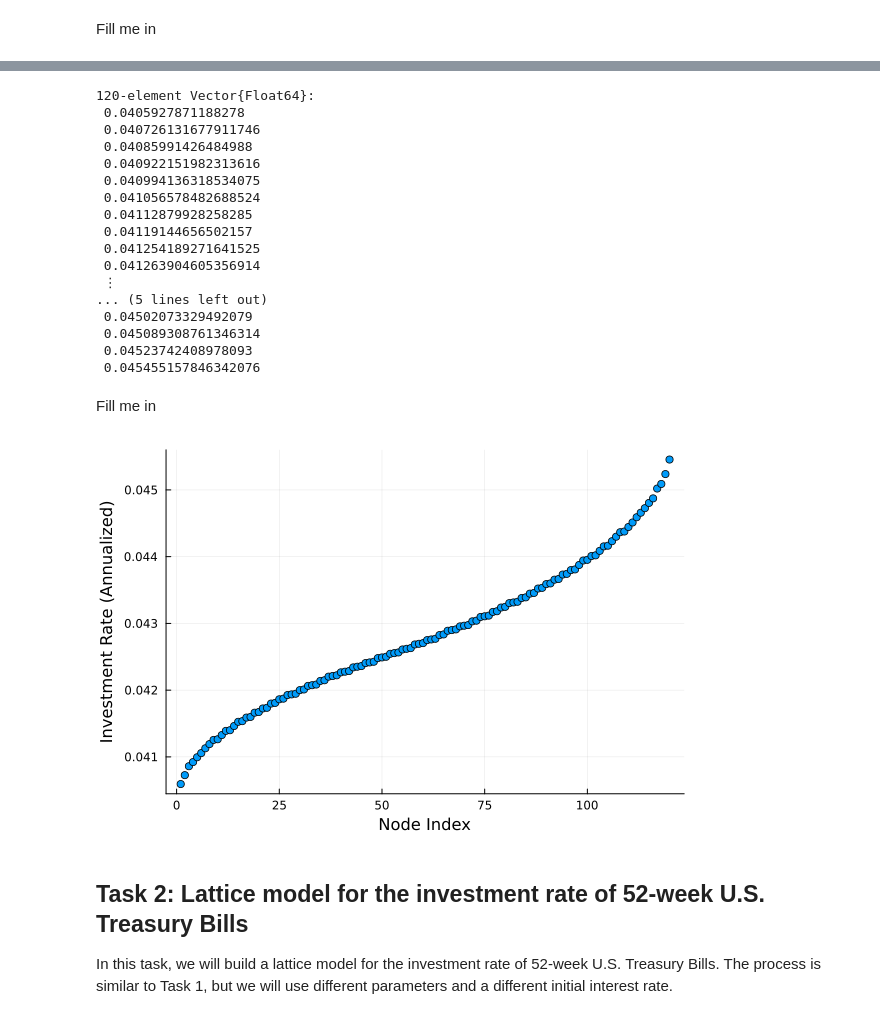
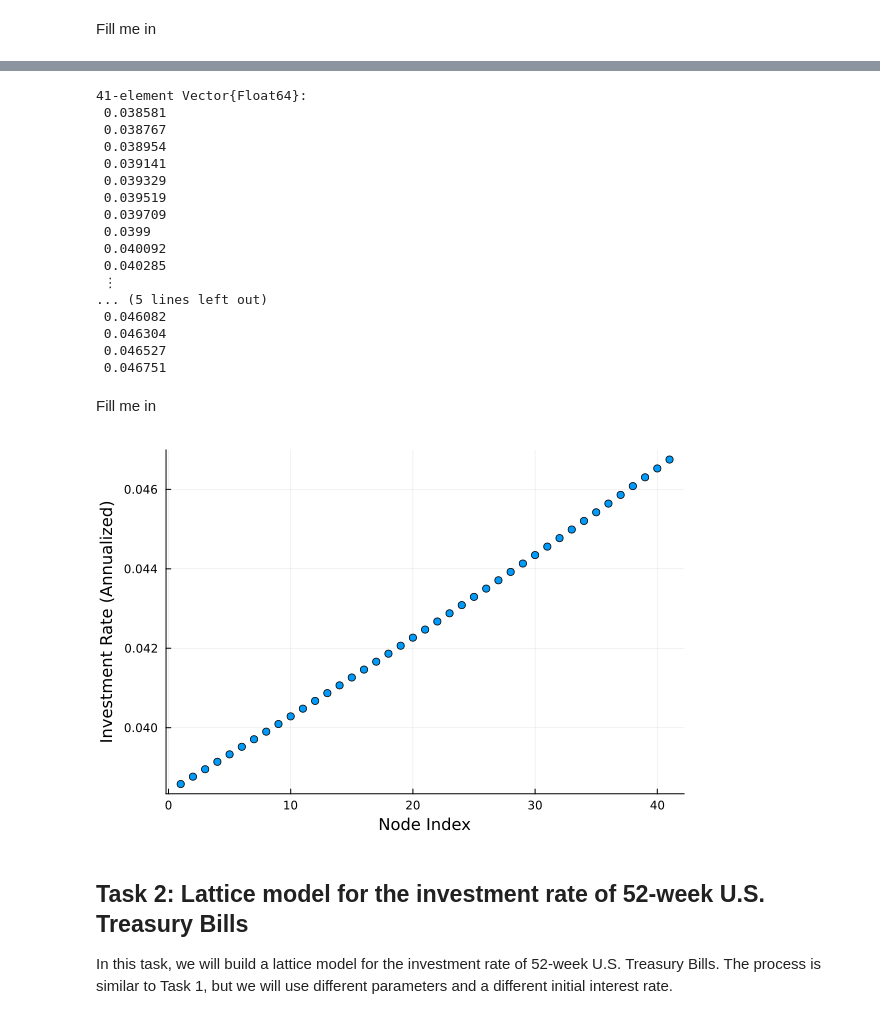
Before and after one commit to sabrina803/PS1-CHEME-5660-CIR-TEMPLATE-Fall-2025, a Jupyter notebook: PS1-CHEME-5660-Solution-IRR-Fall-2025.ipynb, the cells around one changed output, grey strips where cells are left out. Saved outputs shown, nothing was run; the diff lists cells and outputs as text; code cells hidden in the pictures.

```diff
--- a/PS1-CHEME-5660-Solution-IRR-Fall-2025.ipynb
+++ b/PS1-CHEME-5660-Solution-IRR-Fall-2025.ipynb
@@ -22,7 +22,7 @@ For additional information on functions and types used in this material, see the
 Let's define some constants that we will use throughout the problem set. See the comment next to each constant for a description of its purpose, permissible values, units, etc.
 # %%
 Δt = (1/252); # units: years, time step for the lattice model, daily steps (trading days basis)
-number_of_steps = 15; # project value out to this many time steps
+number_of_steps = 21; # project value out to this many time steps
 n = 3; # number of branches at each node
 # %% [markdown]
 ___
@@ -30,16 +30,15 @@ ___
 ## Task 1: Lattice model for the investment rate of 4-week U.S. Treasury Bills
 Fill me in
 # %%
-interest_rate_tree_4_week = let
+interest_rate_tree_4_week, parameters_4_week = let
 
     # initialize -
     μ₊ = 1.21; # up factor drift
-    μ₋ = -(1/μ₊); # down factor drift
     μₒ = 0.0; # neutral factor drift
 
     # compute the delta values for the interest rate tree -
     Δ = [
-        exp(μ₊*Δt) , exp(μₒ*Δt), exp(μ₋*Δt) # this is the amount by which the interest rate changes at each step (daily)
+        exp(μ₊*Δt) , exp(μₒ*Δt), exp(-μ₊*Δt) # this is the amount by which the interest rate changes at each step (daily)
     ];
     r̄ = 0.04247; # initial interest rate (Issue date: 09/09/2025, Maturity: 10/07/2025, 4-week U.S. Treasury Bill)
     h = number_of_steps - 1; # number of time steps to project out
@@ -49,8 +48,17 @@ interest_rate_tree_4_week = let
         n = n, h = h,
     )) |> tree -> populate!(tree, r̄, Δ);
 
+    # let's package up the parameters for later use -
+    parameters = (
+        μ₊ = μ₊,
+        μ₋ = -μ₊,
+        μₒ = μₒ,
+        Δ = Δ,
+        r̄ = r̄,
+    );
 
-    interest_rate_tree # return
+
+    interest_rate_tree, parameters
 end;
 # %% [markdown]
 Fill me in
@@ -104,52 +192,60 @@ future_interest_rates_array_4_week = let
 
     # initialize -
     lattice = interest_rate_tree_4_week;
-    level_index_to_inspect = 14; # which level of the tree to inspect
-    nodes_at_level = interest_rate_tree_4_week.levels[level_index_to_inspect];
+    level_to_inspect = (number_of_steps - 1); # level to inspect in the lattice, this is the last level
+    nodes_at_level = interest_rate_tree_4_week.levels[level_to_inspect];
     possible_interest_rates = Array{Float64}(undef, length(nodes_at_level));
 
     # let's fill the array with the interest rates at this level -
     for i ∈ eachindex(nodes_at_level)
         value = lattice.data[nodes_at_level[i]];
-        possible_interest_rates[i] = value.quantity; # extract the interest rate quantity from the node data
+        possible_interest_rates[i] = value.quantity |> x-> round(x, digits = 6); # extract the interest rate quantity from the node data
     end
 
-    possible_interest_rates |> sort
+    possible_interest_rates |> sort |> unique;
 end
 # %% [output]
-120-element Vector{Float64}:
- 0.0405927871188278
- 0.040726131677911746
- 0.04085991426484988
- 0.040922151982313616
- 0.040994136318534075
- 0.041056578482688524
- 0.04112879928258285
- 0.04119144656502157
- 0.041254189271641525
- 0.041263904605356914
+41-element Vector{Float64}:
+ 0.038581
+ 0.038767
+ 0.038954
+ 0.039141
+ 0.039329
+ 0.039519
+ 0.039709
+ 0.0399
+ 0.040092
+ 0.040285
  ⋮
 ... (5 lines left out)
- 0.04502073329492079
- 0.045089308761346314
- 0.04523742408978093
- 0.045455157846342076
+ 0.046082
+ 0.046304
+ 0.046527
+ 0.046751
 # %% [markdown]
 Fill me in
 # %%
 let
+
+    # initialize -
+    lattice = interest_rate_tree_4_week;
+    all_possible_interest_rates = Array{Float64}(undef, length(lattice.data));
+    for (i,data) ∈ lattice.data
+        all_possible_interest_rates[i+1] = data.quantity;
+    end
+    all_possible_interest_rates |> sort!;
 
     plot(
         future_interest_rates_array_4_week,
         seriestype = :scatter,
         xlabel = "Node Index",
         ylabel = "Investment Rate (Annualized)",
         legend = false,
     )
 
 end
 # %% [output]
-[figure, old version]
+[figure, new version]
 # %%
 do_I_see_4_week_interest_rate_plot = true; # this is a flag to indicate that we have successfully plotted the 4-week interest rate lattice model
 # %% [markdown]
```
Also changed, not shown: parts of 11 cells of this notebook, 2 other files.
